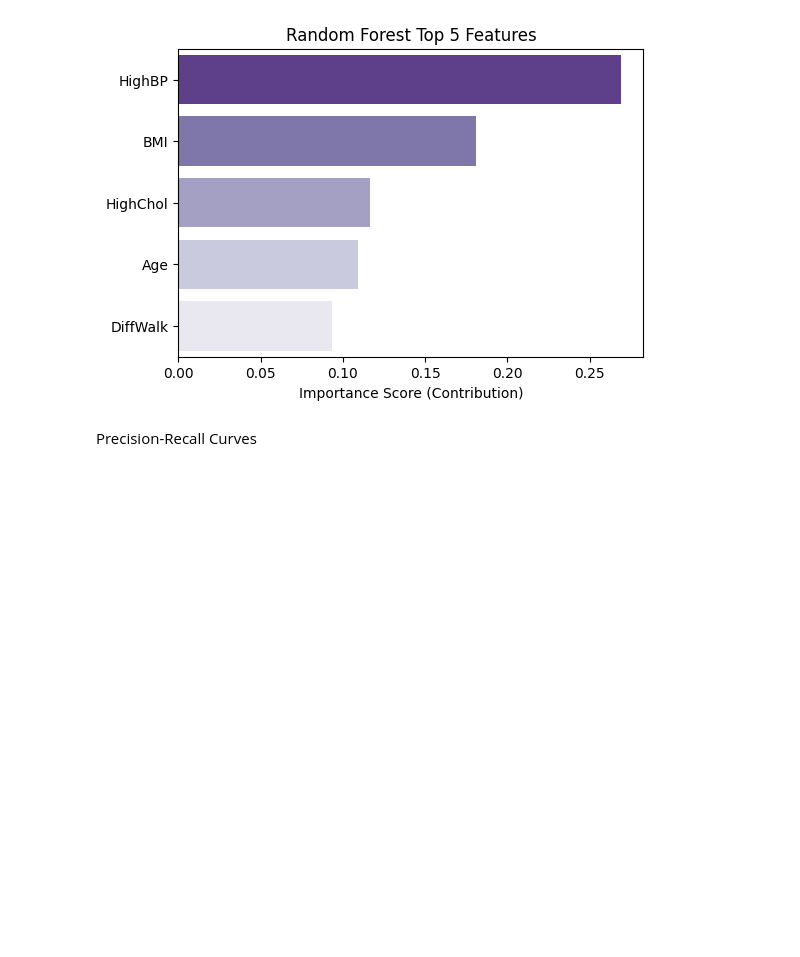
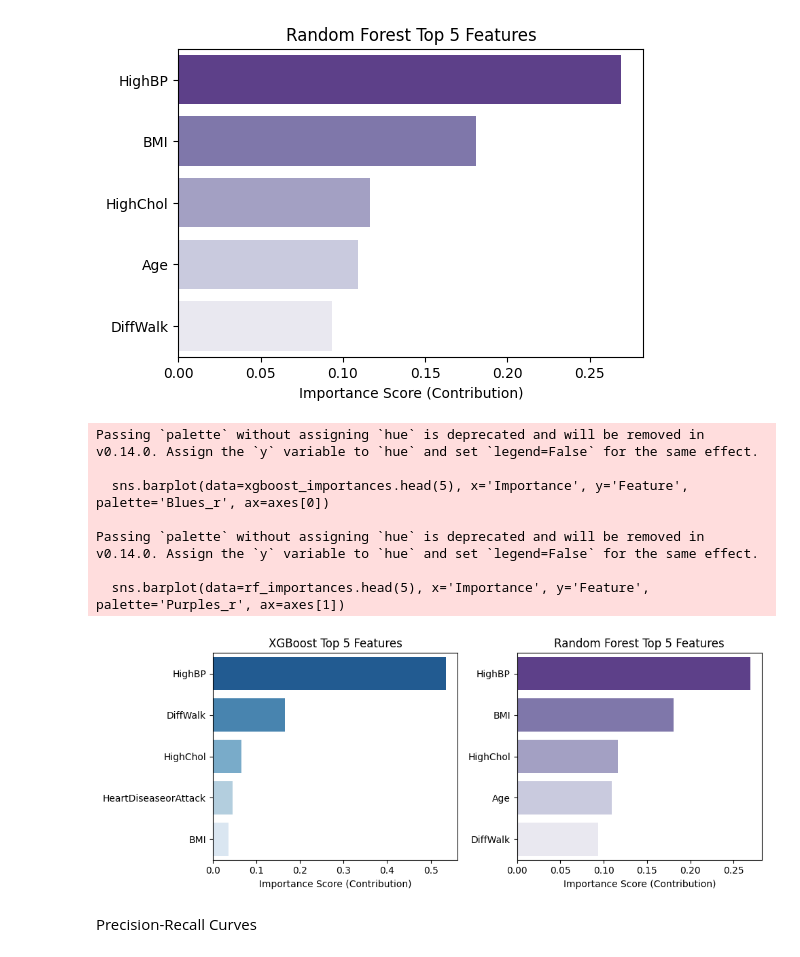
Before and after one commit to schowbey/m228-final-project, a Jupyter notebook: models.ipynb, the cells around one changed output. Saved outputs shown, nothing was run; the diff lists cells and outputs as text; code cells hidden in the pictures; blank space fills up the shorter version.

```diff
--- a/models.ipynb
+++ b/models.ipynb
@@ -308,6 +309,43 @@ Passing `palette` without assigning `hue` is deprecated and will be removed in v
 
   sns.barplot(data=rf_importances.head(5), x='Importance', y='Feature', palette='Purples_r')
 [figure]
+# %%
+# Create a figure and a set of subplots (1 row, 2 columns)
+fig, axes = plt.subplots(nrows=1, ncols=2, figsize=(10, 4)) #
+
+# plot xgboost feature importance
+xgboost_importances = pd.DataFrame({
+    'Feature': X.columns,
+    'Importance': xg_model.feature_importances_
+})
+
+xgboost_importances = xgboost_importances.sort_values('Importance', ascending=False).reset_index(drop=True)
+
+sns.barplot(data=xgboost_importances.head(5), x='Importance', y='Feature', palette='Blues_r', ax=axes[0])
+axes[0].set_title('XGBoost Top 5 Features')
+axes[0].set_xlabel('Importance Score (Contribution)')
+axes[0].set_ylabel('')
+
+# plot rf feature importance
+rf_importances = pd.DataFrame({'Feature': X.columns, 'Importance': rf_model.feature_importances_})
+rf_importances = rf_importances.sort_values('Importance', ascending=False).reset_index(drop=True)
+
+sns.barplot(data=rf_importances.head(5), x='Importance', y='Feature', palette='Purples_r', ax=axes[1])
+axes[1].set_title('Random Forest Top 5 Features')
+axes[1].set_xlabel('Importance Score (Contribution)')
+axes[1].set_ylabel('')
+
+plt.tight_layout()
+plt.show()
+# %% [output]
+Passing `palette` without assigning `hue` is deprecated and will be removed in v0.14.0. Assign the `y` variable to `hue` and set `legend=False` for the same effect.
+
+  sns.barplot(data=xgboost_importances.head(5), x='Importance', y='Feature', palette='Blues_r', ax=axes[0])
+
+Passing `palette` without assigning `hue` is deprecated and will be removed in v0.14.0. Assign the `y` variable to `hue` and set `legend=False` for the same effect.
+
+  sns.barplot(data=rf_importances.head(5), x='Importance', y='Feature', palette='Purples_r', ax=axes[1])
+[figure, added]
 # %%
 # for row in rf_importances.itertuples():
     # print(f"{row.Feature}: {row.Importance:.6f}")
```
Also changed, not shown: parts of 14 cells of this notebook.
